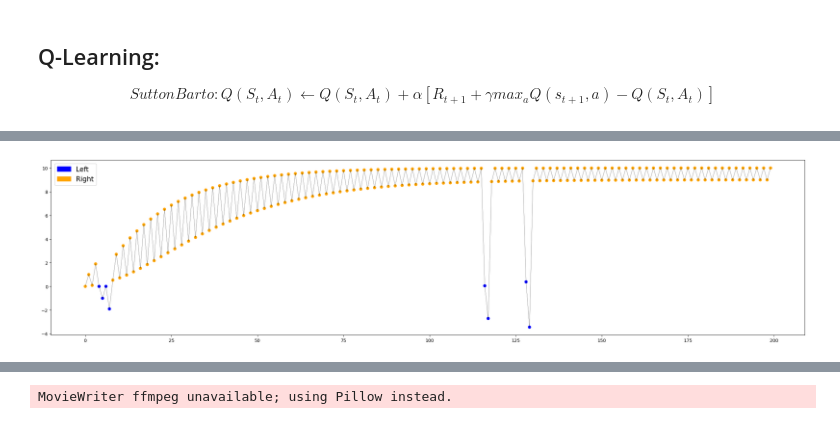
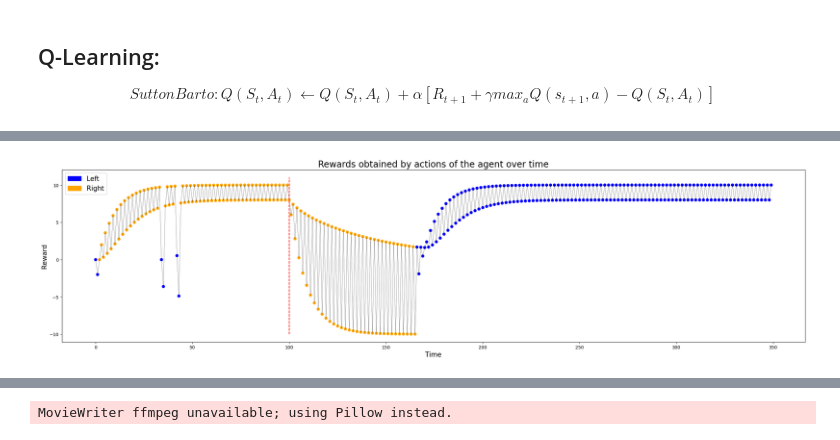
Before and after one commit to rulas99/rl_uniandes, a Jupyter notebook: q_learning_cl.ipynb, the cells around one changed output, grey strips where cells are left out. Cells and saved outputs as stored; diff of their text form; code cells hidden in the pictures.

Commit message:
feat(): cl agent

```diff
--- a/q_learning_cl.ipynb
+++ b/q_learning_cl.ipynb
@@ -136,0 +142,25 @@ lose_state = (0,0)
+# %%
+turti = Agent(initial_state=(0,2), world_knowledge=GRID_WORLD.copy())
+
+time = [t for t in range(150)]
+moves = []
+rewards = []
+
+for t in time:
+
+    pos_i = turti.current_state
+    turti.move(t=t)
+    pos_f = turti.current_state
+
+    if (pos_f == (0,2)) and (pos_i == (0,3)):
+        action = 'Right'
+
+    elif (pos_f == (0,2)) and (pos_i == (0,1)):
+        action = 'Left'
+    else:
+        action = 'Right' if pos_f[1]-pos_i[1]>0 else 'Left'
+
+    reward_obtained = turti.knowledge[pos_i][action]
+
+    moves.append(action)
+    rewards.append(reward_obtained)
@@ -137,39 +228,47 @@ lose_state = (0,0)
 # %%
 turti = Agent(initial_state=(0,2), world_knowledge=GRID_WORLD.copy())
 
-time = [t for t in range(200)]
+time = [t for t in range(350)]
 moves = []
 rewards = []
 
 for t in time:
+
+    if t == 100:
+        turti.change_world_knowledge((0,4), -10)
+        turti.change_world_knowledge((0,0), 10)
 
     pos_i = turti.current_state
     turti.move(t=t)
     pos_f = turti.current_state
 
     if (pos_f == (0,2)) and (pos_i == (0,3)):
         action = 'Right'
     elif (pos_f == (0,2)) and (pos_i == (0,1)):
         action = 'Left'
     else:
         action = 'Right' if pos_f[1]-pos_i[1]>0 else 'Left'
 
     reward_obtained = turti.knowledge[pos_i][action]
 
     moves.append(action)
     rewards.append(reward_obtained)
 
 
 
 plt.figure(figsize=(30,7))
 plt.scatter(time, rewards, color = ['blue' if m=='Left' else 'orange' for m in moves])
 plt.plot(time, rewards, linewidth=0.3, color='k')
+plt.vlines(x=100, ymin=-10, ymax=11, color='r', linestyle='--')
 # Crear parches para la leyenda
 blue_patch = mpatches.Patch(color='blue', label='Left',)
 orange_patch = mpatches.Patch(color='orange', label='Right')
 
 # Mostrar la leyenda
 plt.legend(handles=[blue_patch, orange_patch], loc='upper left', fontsize=15)
+plt.ylabel('Reward', fontsize=15)
+plt.xlabel('Time', fontsize=15)
+plt.title('Rewards obtained by actions of the agent over time', fontsize=20)
 plt.show();
 # %% [output]
-[figure, old version]
+[figure, new version]
```
Also changed, not shown: parts of 17 cells of this notebook.
